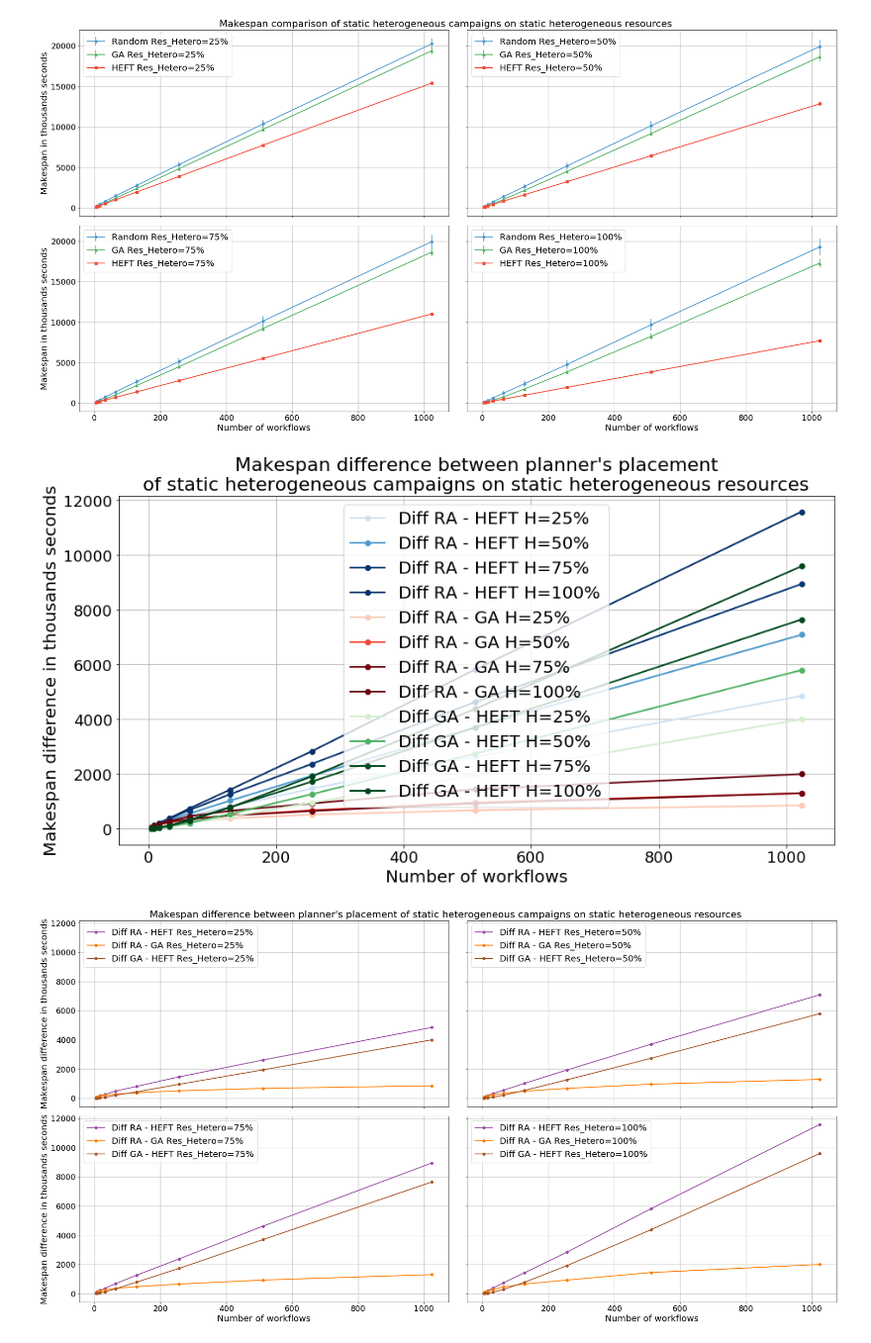
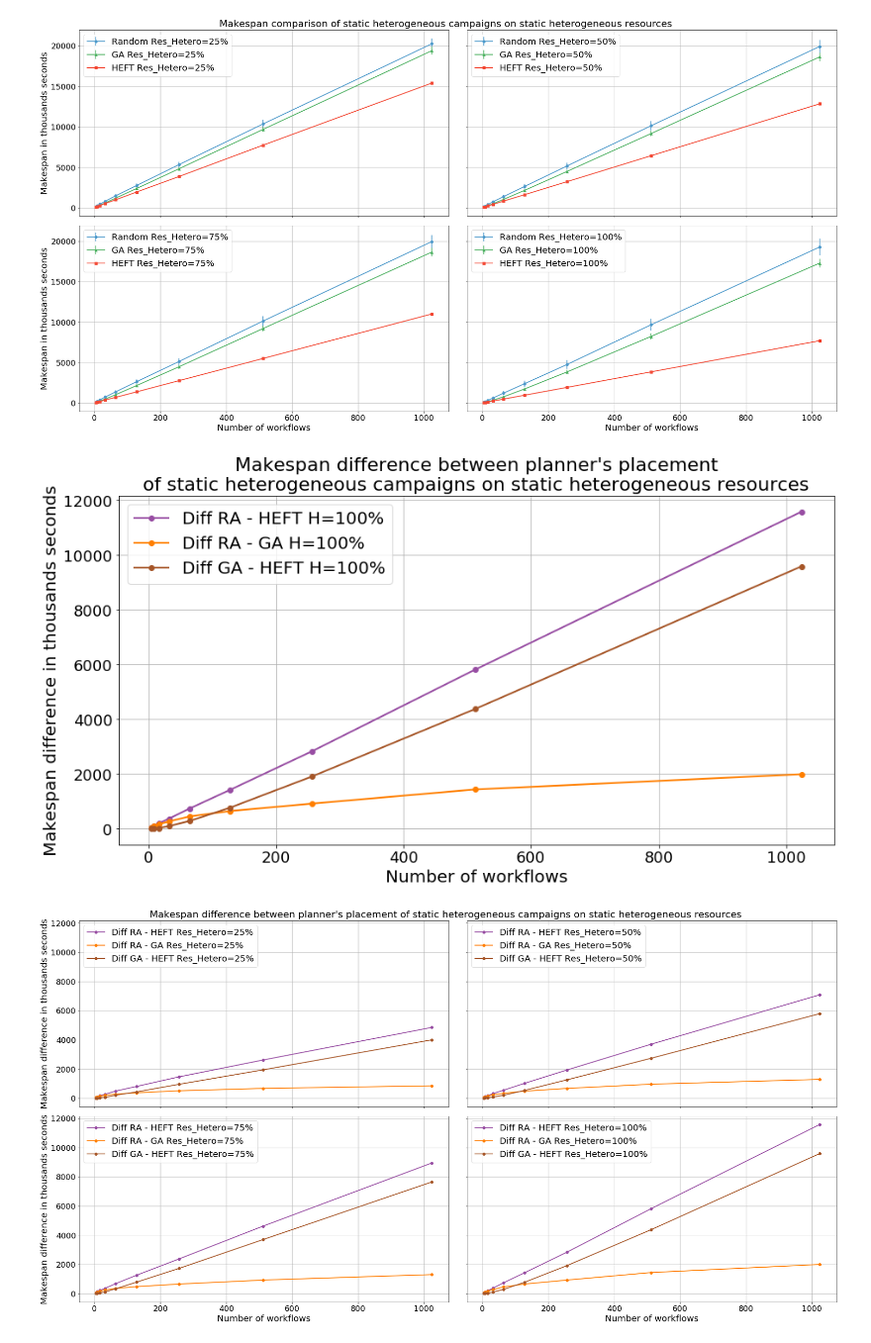
Before and after one commit to radical-project/campaign_manager, a Jupyter notebook: experiments/Experiment1.ipynb, the cells around one changed output. Shown at 99% size. Cells and saved outputs as stored; diff of their text form; code cells hidden in the pictures.

```diff
--- a/experiments/Experiment1.ipynb
+++ b/experiments/Experiment1.ipynb
@@ -324,46 +327,47 @@ fig.savefig('StHeteroCampaigns_4StHeteroResources.png',bbox_inches='tight')
 DiffStHeteroCamp_4St025HeteResHE = abs(StHeteroCampaigns_4St025HeteroResources_makespan_means.xs('RANDOM')['makespan'].values - StHeteroCampaigns_4St025HeteroResources_makespan_means.xs('HEFT')['makespan'].values)
 DiffStHeteroCamp_4St050HeteResHE = abs(StHeteroCampaigns_4St050HeteroResources_makespan_means.xs('RANDOM')['makespan'].values - StHeteroCampaigns_4St050HeteroResources_makespan_means.xs('HEFT')['makespan'].values)
 DiffStHeteroCamp_4St075HeteResHE = abs(StHeteroCampaigns_4St075HeteroResources_makespan_means.xs('RANDOM')['makespan'].values - StHeteroCampaigns_4St075HeteroResources_makespan_means.xs('HEFT')['makespan'].values)
 DiffStHeteroCamp_4St100HeteResHE = abs(StHeteroCampaigns_4St100HeteroResources_makespan_means.xs('RANDOM')['makespan'].values - StHeteroCampaigns_4St100HeteroResources_makespan_means.xs('HEFT')['makespan'].values)
 
 DiffStHeteroCamp_4St025HeteResGA = abs(StHeteroCampaigns_4St025HeteroResources_makespan_means.xs('RANDOM')['makespan'].values - StHeteroCampaigns_4St025HeteroResources_makespan_means.xs('GA')['makespan'].values)
 DiffStHeteroCamp_4St050HeteResGA = abs(StHeteroCampaigns_4St050HeteroResources_makespan_means.xs('RANDOM')['makespan'].values - StHeteroCampaigns_4St050HeteroResources_makespan_means.xs('GA')['makespan'].values)
 DiffStHeteroCamp_4St075HeteResGA = abs(StHeteroCampaigns_4St075HeteroResources_makespan_means.xs('RANDOM')['makespan'].values - StHeteroCampaigns_4St075HeteroResources_makespan_means.xs('GA')['makespan'].values)
 DiffStHeteroCamp_4St100HeteResGA = abs(StHeteroCampaigns_4St100HeteroResources_makespan_means.xs('RANDOM')['makespan'].values - StHeteroCampaigns_4St100HeteroResources_makespan_means.xs('GA')['makespan'].values)
 
 DiffStHeteroCamp_4St025HeteResHEGA = (StHeteroCampaigns_4St025HeteroResources_makespan_means.xs('GA')['makespan'].values - StHeteroCampaigns_4St025HeteroResources_makespan_means.xs('HEFT')['makespan'].values)
 DiffStHeteroCamp_4St050HeteResHEGA = (StHeteroCampaigns_4St050HeteroResources_makespan_means.xs('GA')['makespan'].values - StHeteroCampaigns_4St050HeteroResources_makespan_means.xs('HEFT')['makespan'].values)
 DiffStHeteroCamp_4St075HeteResHEGA = (StHeteroCampaigns_4St075HeteroResources_makespan_means.xs('GA')['makespan'].values - StHeteroCampaigns_4St075HeteroResources_makespan_means.xs('HEFT')['makespan'].values)
 DiffStHeteroCamp_4St100HeteResHEGA = (StHeteroCampaigns_4St100HeteroResources_makespan_means.xs('GA')['makespan'].values - StHeteroCampaigns_4St100HeteroResources_makespan_means.xs('HEFT')['makespan'].values)
 
 
 fig,axis = plt.subplots(nrows=1,ncols=1,figsize=(15,7.5), sharex=True, sharey=True)
 fig.subplots_adjust(wspace=0.05, hspace=0.05)
-_ = axis.plot(StHeteroCampaigns_4St025HeteroResources_makespan_means.xs('RANDOM').index,DiffStHeteroCamp_4St025HeteResHE,marker='o',label='Diff RA - HEFT H=25%',linewidth=2, color=blues(50))
-_ = axis.plot(StHeteroCampaigns_4St050HeteroResources_makespan_means.xs('RANDOM').index,DiffStHeteroCamp_4St050HeteResHE,marker='o',label='Diff RA - HEFT H=50%',linewidth=2, color=blues(150))
-_ = axis.plot(StHeteroCampaigns_4St075HeteroResources_makespan_means.xs('RANDOM').index,DiffStHeteroCamp_4St075HeteResHE,marker='o',label='Diff RA - HEFT H=75%',linewidth=2, color=blues(250))
-_ = axis.plot(StHeteroCampaigns_4St100HeteroResources_makespan_means.xs('RANDOM').index,DiffStHeteroCamp_4St100HeteResHE,marker='o',label='Diff RA - HEFT H=100%',linewidth=2, color=blues(350))
+#_ = axis.plot(StHeteroCampaigns_4St025HeteroResources_makespan_means.xs('RANDOM').index,DiffStHeteroCamp_4St025HeteResHE,marker='o',label='Diff RA - HEFT H=25%',linewidth=2, color=blues(50))
+#_ = axis.plot(StHeteroCampaigns_4St050HeteroResources_makespan_means.xs('RANDOM').index,DiffStHeteroCamp_4St050HeteResHE,marker='o',label='Diff RA - HEFT H=50%',linewidth=2, color=blues(150))
+#_ = axis.plot(StHeteroCampaigns_4St075HeteroResources_makespan_means.xs('RANDOM').index,DiffStHeteroCamp_4St075HeteResHE,marker='o',label='Diff RA - HEFT H=75%',linewidth=2, color=blues(250))
+_ = axis.plot(StHeteroCampaigns_4St100HeteroResources_makespan_means.xs('RANDOM').index,DiffStHeteroCamp_4St100HeteResHE,marker='o',label='Diff RA - HEFT H=100%',linewidth=2, color=set1(3))
 
-_ = axis.plot(StHeteroCampaigns_4St025HeteroResources_makespan_means.xs('RANDOM').index,DiffStHeteroCamp_4St025HeteResGA,marker='o',label='Diff RA - GA H=25%',linewidth=2, color=reds(50))
-_ = axis.plot(StHeteroCampaigns_4St050HeteroResources_makespan_means.xs('RANDOM').index,DiffStHeteroCamp_4St050HeteResGA,marker='o',label='Diff RA - GA H=50%',linewidth=2, color=reds(150))
-_ = axis.plot(StHeteroCampaigns_4St075HeteroResources_makespan_means.xs('RANDOM').index,DiffStHeteroCamp_4St075HeteResGA,marker='o',label='Diff RA - GA H=75%',linewidth=2, color=reds(250))
-_ = axis.plot(StHeteroCampaigns_4St100HeteroResources_makespan_means.xs('RANDOM').index,DiffStHeteroCamp_4St100HeteResGA,marker='o',label='Diff RA - GA H=100%',linewidth=2, color=reds(350))
+#_ = axis.plot(StHeteroCampaigns_4St025HeteroResources_makespan_means.xs('RANDOM').index,DiffStHeteroCamp_4St025HeteResGA,marker='o',label='Diff RA - GA H=25%',linewidth=2, color=reds(50))
+#_ = axis.plot(StHeteroCampaigns_4St050HeteroResources_makespan_means.xs('RANDOM').index,DiffStHeteroCamp_4St050HeteResGA,marker='o',label='Diff RA - GA H=50%',linewidth=2, color=reds(150))
+#_ = axis.plot(StHeteroCampaigns_4St075HeteroResources_makespan_means.xs('RANDOM').index,DiffStHeteroCamp_4St075HeteResGA,marker='o',label='Diff RA - GA H=75%',linewidth=2, color=reds(250))
+_ = axis.plot(StHeteroCampaigns_4St100HeteroResources_makespan_means.xs('RANDOM').index,DiffStHeteroCamp_4St100HeteResGA,marker='o',label='Diff RA - GA H=100%',linewidth=2, color=set1(4))
 
-_ = axis.plot(StHeteroCampaigns_4St025HeteroResources_makespan_means.xs('RANDOM').index,DiffStHeteroCamp_4St025HeteResHEGA,marker='o',label='Diff GA - HEFT H=25%',linewidth=2, color=greens(50))
-_ = axis.plot(StHeteroCampaigns_4St050HeteroResources_makespan_means.xs('RANDOM').index,DiffStHeteroCamp_4St050HeteResHEGA,marker='o',label='Diff GA - HEFT H=50%',linewidth=2, color=greens(150))
-_ = axis.plot(StHeteroCampaigns_4St075HeteroResources_makespan_means.xs('RANDOM').index,DiffStHeteroCamp_4St075HeteResHEGA,marker='o',label='Diff GA - HEFT H=75%',linewidth=2, color=greens(250))
-_ = axis.plot(StHeteroCampaigns_4St100HeteroResources_makespan_means.xs('RANDOM').index,DiffStHeteroCamp_4St100HeteResHEGA,marker='o',label='Diff GA - HEFT H=100%',linewidth=2, color=greens(350))
+#_ = axis.plot(StHeteroCampaigns_4St025HeteroResources_makespan_means.xs('RANDOM').index,DiffStHeteroCamp_4St025HeteResHEGA,marker='o',label='Diff GA - HEFT H=25%',linewidth=2, color=greens(50))
+#_ = axis.plot(StHeteroCampaigns_4St050HeteroResources_makespan_means.xs('RANDOM').index,DiffStHeteroCamp_4St050HeteResHEGA,marker='o',label='Diff GA - HEFT H=50%',linewidth=2, color=greens(150))
+#_ = axis.plot(StHeteroCampaigns_4St075HeteroResources_makespan_means.xs('RANDOM').index,DiffStHeteroCamp_4St075HeteResHEGA,marker='o',label='Diff GA - HEFT H=75%',linewidth=2, color=greens(250))
+_ = axis.plot(StHeteroCampaigns_4St100HeteroResources_makespan_means.xs('RANDOM').index,DiffStHeteroCamp_4St100HeteResHEGA,marker='o',label='Diff GA - HEFT H=100%',linewidth=2, color=set1(6))
 
 _ = axis.set_ylabel('Makespan difference in thousands seconds',fontsize=20)
 _ = axis.set_xlabel('Number of workflows',fontsize=20)
 _ = axis.set_xticklabels(axis.get_xticks().astype('int').tolist(),fontsize=18)
 _ = axis.set_yticklabels((axis.get_yticks()/1000).astype('int').tolist(),fontsize=18)
 _ = axis.grid('on')
 _ = axis.legend()
 _ = axis.legend(fontsize=20)
 _ = axis.set_title("Makespan difference between planner's placement\nof static heterogeneous campaigns on static heterogeneous resources", fontsize=22)
+fig.savefig('StHeteroCampaigns_4StHeteroResources_diff.pdf',bbox_inches='tight')
 # %% [output]
-[figure, old version]
+[figure, new version]
 # %%
 fig,axis = plt.subplots(nrows=2,ncols=2,figsize=(31,16), sharex=True, sharey=True)
 fig.subplots_adjust(wspace=0.05, hspace=0.05)
```
Also changed, not shown: parts of 3 cells of this notebook, 2 other files.
